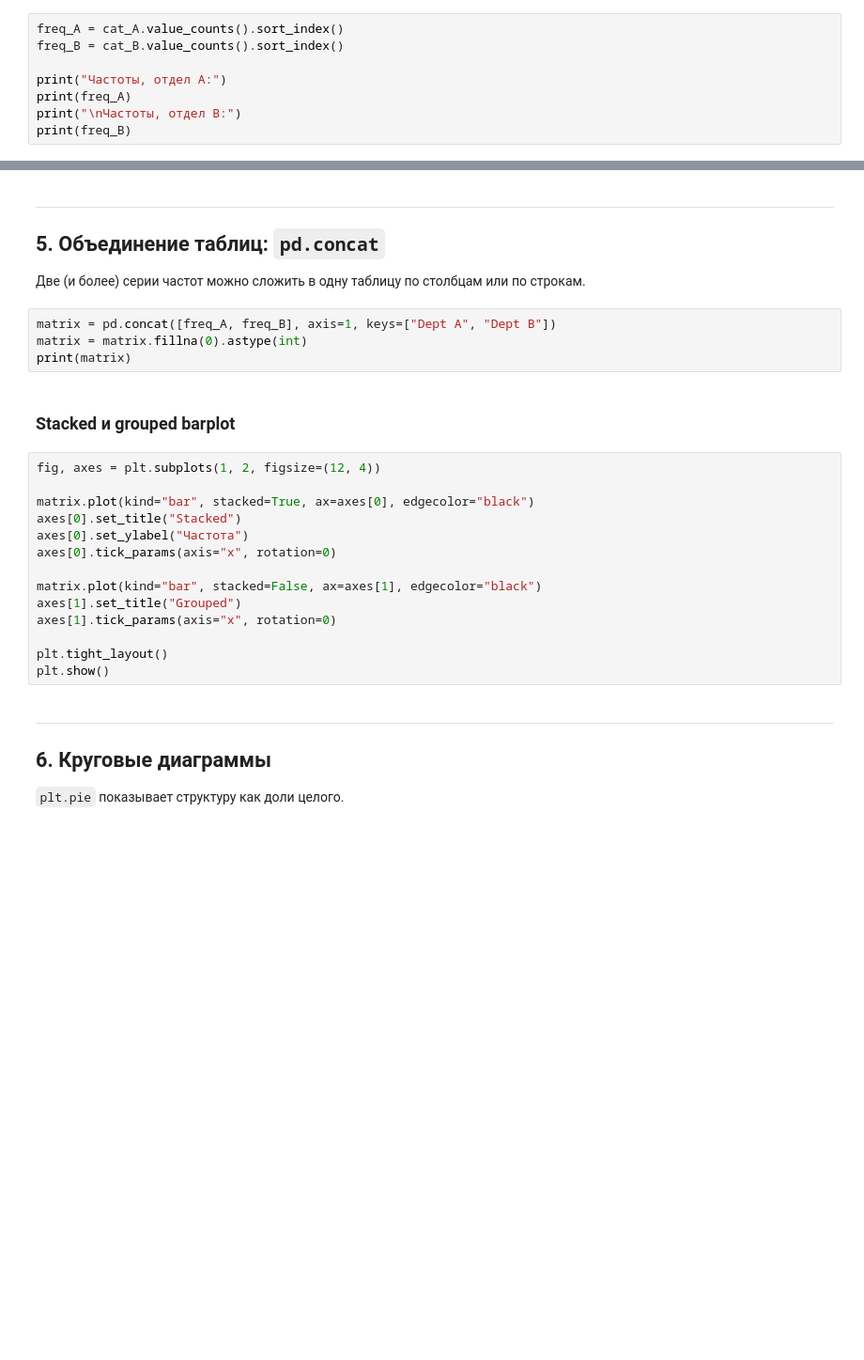
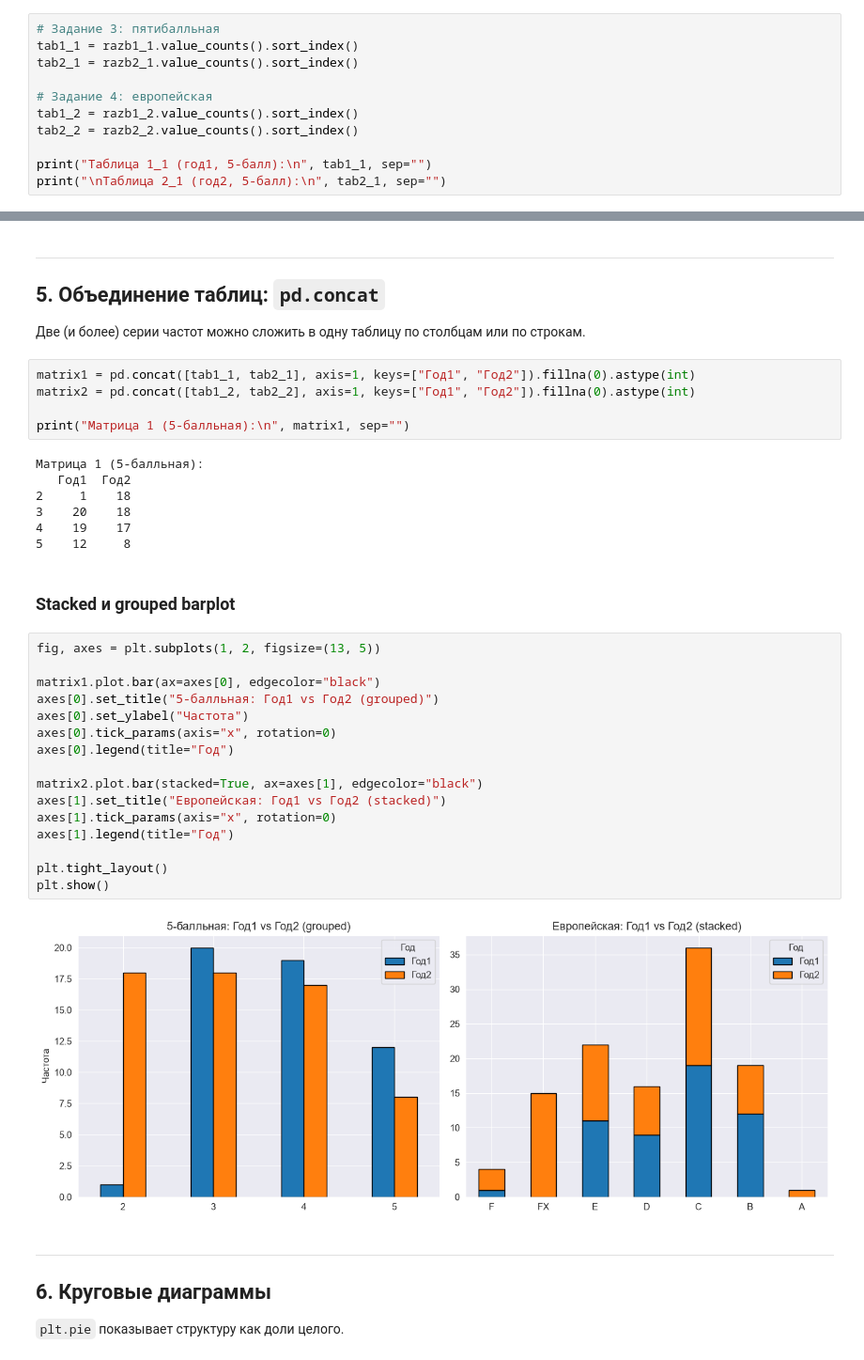
Before and after one commit to Qweeckusha/big_data_vvsu, a Jupyter notebook: practices/lab4/Task_04_Frequency_Tables_Python.ipynb, the cells around one changed output, grey strips where cells are left out. Shown at 94% size. Saved outputs shown, nothing was run; the diff lists cells and outputs as text; blank space fills up the shorter version.

```diff
--- a/practices/lab4/Task_04_Frequency_Tables_Python.ipynb
+++ b/practices/lab4/Task_04_Frequency_Tables_Python.ipynb
@@ -85,10 +73,13 @@ print(q_cat.value_counts().sort_index())
 
 `value_counts()` считает, сколько наблюдений попало в каждую категорию.
 # %%
-freq_A = cat_A.value_counts().sort_index()
-freq_B = cat_B.value_counts().sort_index()
+# Задание 3: пятибалльная
+tab1_1 = razb1_1.value_counts().sort_index()
+tab2_1 = razb2_1.value_counts().sort_index()
 
-print("Частоты, отдел A:")
-print(freq_A)
-print("\nЧастоты, отдел B:")
-print(freq_B)
+# Задание 4: европейская
+tab1_2 = razb1_2.value_counts().sort_index()
+tab2_2 = razb2_2.value_counts().sort_index()
+
+print("Таблица 1_1 (год1, 5-балл):\n", tab1_1, sep="")
+print("\nТаблица 2_1 (год2, 5-балл):\n", tab2_1, sep="")
@@ -132,25 +145,37 @@ plt.show()
 
 Две (и более) серии частот можно сложить в одну таблицу по столбцам или по строкам.
 # %%
-matrix = pd.concat([freq_A, freq_B], axis=1, keys=["Dept A", "Dept B"])
-matrix = matrix.fillna(0).astype(int)
-print(matrix)
+matrix1 = pd.concat([tab1_1, tab2_1], axis=1, keys=["Год1", "Год2"]).fillna(0).astype(int)
+matrix2 = pd.concat([tab1_2, tab2_2], axis=1, keys=["Год1", "Год2"]).fillna(0).astype(int)
+
+print("Матрица 1 (5-балльная):\n", matrix1, sep="")
+# %% [output]
+Матрица 1 (5-балльная):
+   Год1  Год2
+2     1    18
+3    20    18
+4    19    17
+5    12     8
 # %% [markdown]
 ### Stacked и grouped barplot
 # %%
-fig, axes = plt.subplots(1, 2, figsize=(12, 4))
+fig, axes = plt.subplots(1, 2, figsize=(13, 5))
 
-matrix.plot(kind="bar", stacked=True, ax=axes[0], edgecolor="black")
-axes[0].set_title("Stacked")
+matrix1.plot.bar(ax=axes[0], edgecolor="black")
+axes[0].set_title("5-балльная: Год1 vs Год2 (grouped)")
 axes[0].set_ylabel("Частота")
 axes[0].tick_params(axis="x", rotation=0)
+axes[0].legend(title="Год")
 
-matrix.plot(kind="bar", stacked=False, ax=axes[1], edgecolor="black")
-axes[1].set_title("Grouped")
+matrix2.plot.bar(stacked=True, ax=axes[1], edgecolor="black")
+axes[1].set_title("Европейская: Год1 vs Год2 (stacked)")
 axes[1].tick_params(axis="x", rotation=0)
+axes[1].legend(title="Год")
 
 plt.tight_layout()
 plt.show()
+# %% [output]
+[figure, added]
 # %% [markdown]
 ---
 ## 6. Круговые диаграммы
```
Also changed, not shown: parts of 12 cells of this notebook.
